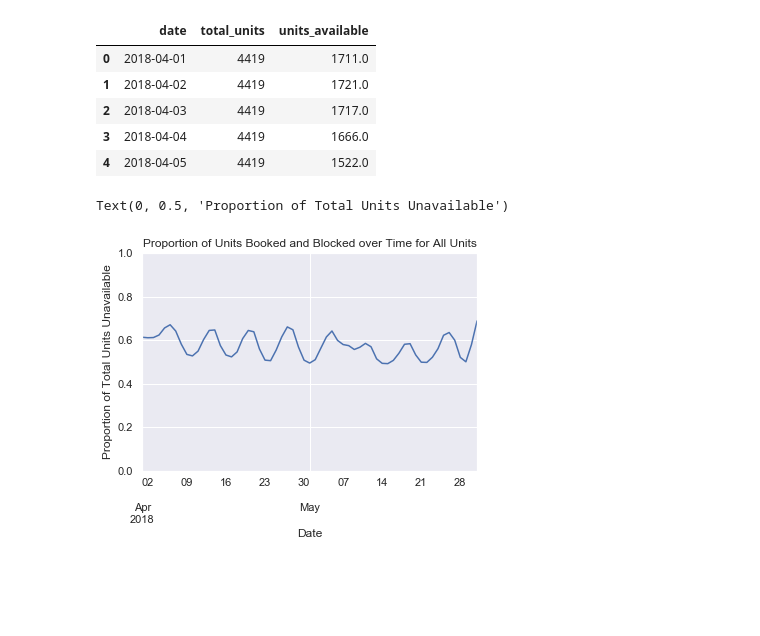
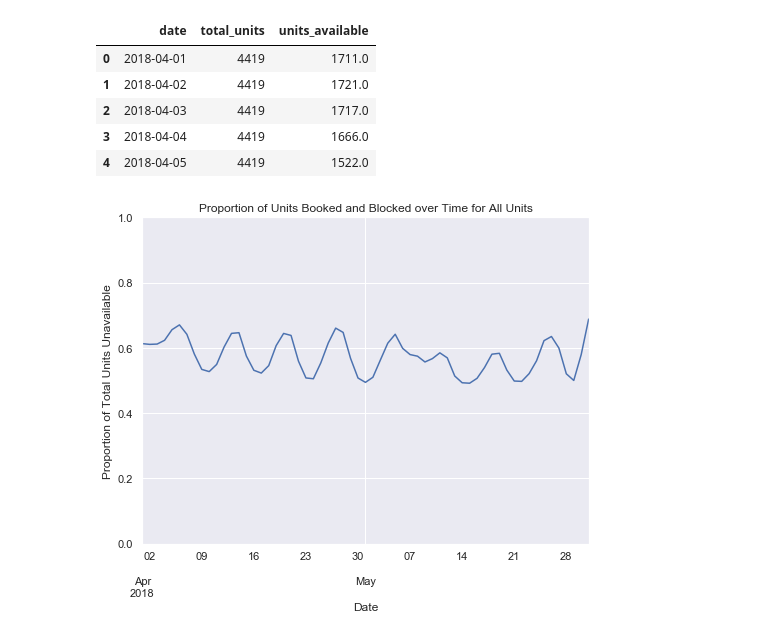
Before and after one commit to jeremyrchow/Residential_Data_Analysis, a Jupyter notebook: Analysis Notebook.ipynb, the cells around one changed output. Cells and saved outputs as stored; diff of their text form; code cells hidden in the pictures; blank space fills up the shorter version.

```diff
--- a/Analysis Notebook.ipynb
+++ b/Analysis Notebook.ipynb
@@ -476,14 +489,14 @@ book_over_time['units_unavailable'] = book_over_time.total_units-book_over_time.
 # %%
 book_over_time['percent_unavail'] = book_over_time.units_unavailable/book_over_time.total_units
 # %%
-fig,ax = plt.subplots()
-book_over_time.set_index('date')['percent_unavail'].plot()
+fig,ax = plt.subplots(figsize=(8,6))
+book_over_time.set_index('date')['percent_unavail'].plot(kind='line')
 ax.grid(True)
 
 ax.set_title('Proportion of Units Booked and Blocked over Time for All Units')
 ax.set_ylim([0,1])
 ax.set_xlabel('Date')
 ax.set_ylabel('Proportion of Total Units Unavailable')
+plt.savefig('graphs/unavailability_line.png', bbox_inches = "tight")
 # %% [output]
-Text(0, 0.5, 'Proportion of Total Units Unavailable')
-[figure, old version]
+[figure, new version]
```
Also changed, not shown: parts of 27 cells of this notebook, 4 other files.
